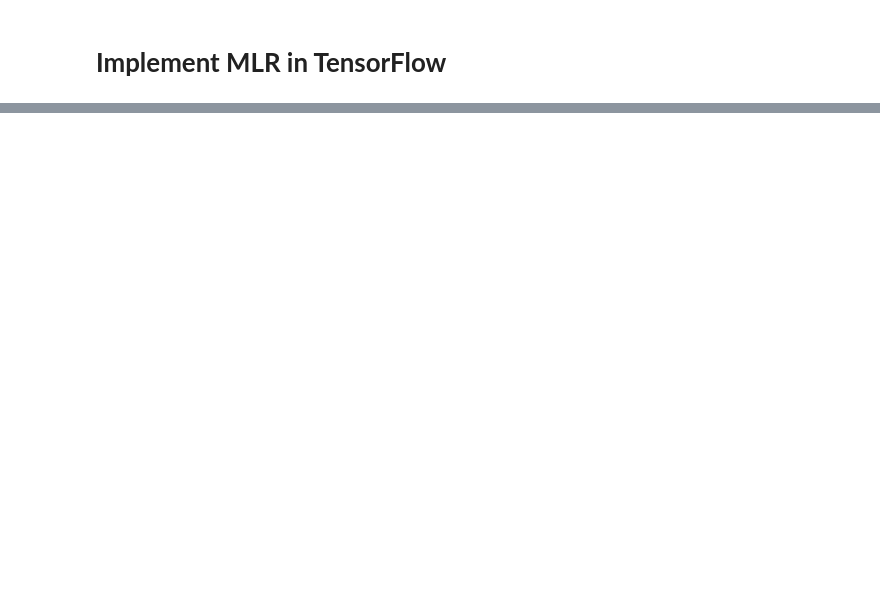
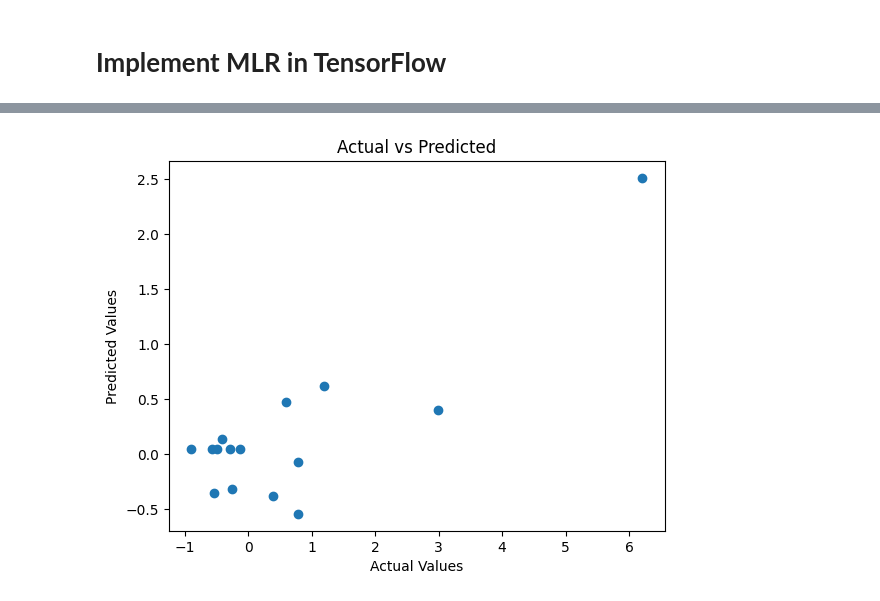
Before and after one commit to shubhampandey78/Public-Service-Demand-Forecasting, a Jupyter notebook: MPR_SEM6.ipynb, the cells around one changed output, grey strips where cells are left out. Saved outputs shown, nothing was run; the diff lists cells and outputs as text; code cells hidden in the pictures; blank space fills up the shorter version.

```diff
--- a/MPR_SEM6.ipynb
+++ b/MPR_SEM6.ipynb
@@ -520 +473,7 @@ Handling Categorical Variables
+# %%
+# One-Hot Encoding for columns with more than 2 categories
+one_hot_cols = ['Type  (Hospital / Nursing Home / Lab)', 'Class : (Public / Private)']  # You can add other multi-category columns here
+# %%
+# Apply One-Hot Encoding using pandas' get_dummies (removes the first category to avoid multicollinearity)
+df = pd.get_dummies(df, columns=one_hot_cols, drop_first=True)
 # %%
@@ -729,23 +647,0 @@ Number of Nurses                          object
-# %%
-from sklearn.preprocessing import LabelEncoder
-
-# Drop unnecessary columns
-cols_to_drop = ['City Name', 'Facility Name', 'Ward Name']
-X_train = X_train.drop(columns=cols_to_drop, errors='ignore')
-X_test = X_test.drop(columns=cols_to_drop, errors='ignore')
-
-# Encode categorical variables
-label_encoders = {}
-categorical_cols = X_train.select_dtypes(include=['object']).columns
-
-for col in categorical_cols:
-    le = LabelEncoder()
-    X_train[col] = le.fit_transform(X_train[col])
-
-    # Handle unseen labels in X_test
-    X_test[col] = X_test[col].map(lambda s: le.transform([s])[0] if s in le.classes_ else -1)
-
-    label_encoders[col] = le  # Store encoders for future use
-
-print(X_train.dtypes)  # Check if any non-numeric columns remain
-print(X_train.head())  # Inspect the first few rows
@@ -790,7 +654,5 @@ Index([], dtype='object')
 # %%
-# Define the model
+# Define a Linear Regression model (Multiple Linear Regression)
 model = keras.Sequential([
-    layers.Dense(units=64, activation='relu', input_shape=(X_train.shape[1],)),  # Hidden layer
-    layers.Dense(units=32, activation='relu'),  # Hidden layer
-    layers.Dense(units=1)  # Output layer (No activation for regression)
+    layers.Dense(units=1, input_shape=(X_train.shape[1],))  # Single layer with no activation, i.e., linear regression
 ])
@@ -811,0 +695,11 @@ y_pred = model.predict(X_test_tensor)
+# %%
+# Compare predictions with actual values
+import matplotlib.pyplot as plt
+
+plt.scatter(y_test, y_pred)
+plt.xlabel('Actual Values')
+plt.ylabel('Predicted Values')
+plt.title('Actual vs Predicted')
+plt.show()
+# %% [output]
+[figure, added]
```
Also changed, not shown: parts of 64 cells of this notebook.
